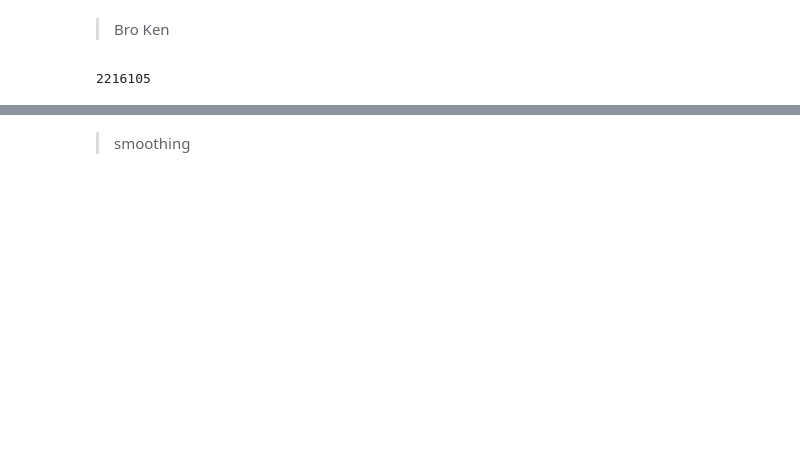
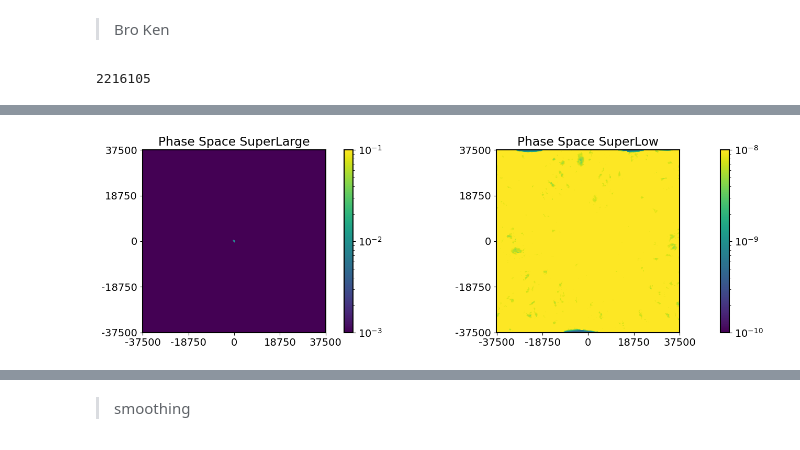
Before and after one commit to ispirovjr/Thesis-Project-Cosmic-Web, a Jupyter notebook: JupyterNotebooks/DTFE Densities.ipynb, the cells around one changed output, grey strips where cells are left out. Saved outputs shown, nothing was run; the diff lists cells and outputs as text; code cells hidden in the pictures; blank space fills up the shorter version.

```diff
--- a/JupyterNotebooks/DTFE Densities.ipynb
+++ b/JupyterNotebooks/DTFE Densities.ipynb
@@ -546,3 +566,30 @@ plt.show()
+# %%
+plt.figure(figsize=(20,10))
+plt.subplot(211)
+
+plt.imshow(czdens[:,:,int(n/2-1)],norm="log",origin="lower",vmax =1e-8,vmin = 1e-10)
+plt.yticks(np.linspace(0,n-2,5), np.linspace(-L/2,L/2,5,dtype=int))
+plt.xticks(np.linspace(0,n-2,5), np.linspace(-L/2,L/2,5,dtype=int))
+
+
+#plt.axvline(-rY*n/L,label="Cluster Center",c='r')
+#plt.axhline(-rX*n/L,c='r')
+plt.title("Phase Space SuperLow")
+plt.colorbar()
+plt.subplot(221)
+
+plt.imshow(czdens[:,:,int(n/2-1)],norm="log",origin="lower",vmax =1e-1,vmin = 1e-3)
+plt.yticks(np.linspace(0,n-2,5), np.linspace(-L/2,L/2,5,dtype=int))
+plt.xticks(np.linspace(0,n-2,5), np.linspace(-L/2,L/2,5,dtype=int))
+
+
+#plt.axvline(-rY*n/L,label="Cluster Center",c='r')
+#plt.axhline(-rX*n/L,c='r')
+plt.title("Phase Space SuperLarge")
+plt.colorbar()
+plt.show()
+# %% [output]
+[figure, added]
 # %%
 zS = np.sum(np.sum(czdens,0),0)
 #zS = zS[zS>0]
```
Also changed, not shown: parts of 21 cells of this notebook, 1 other file.
